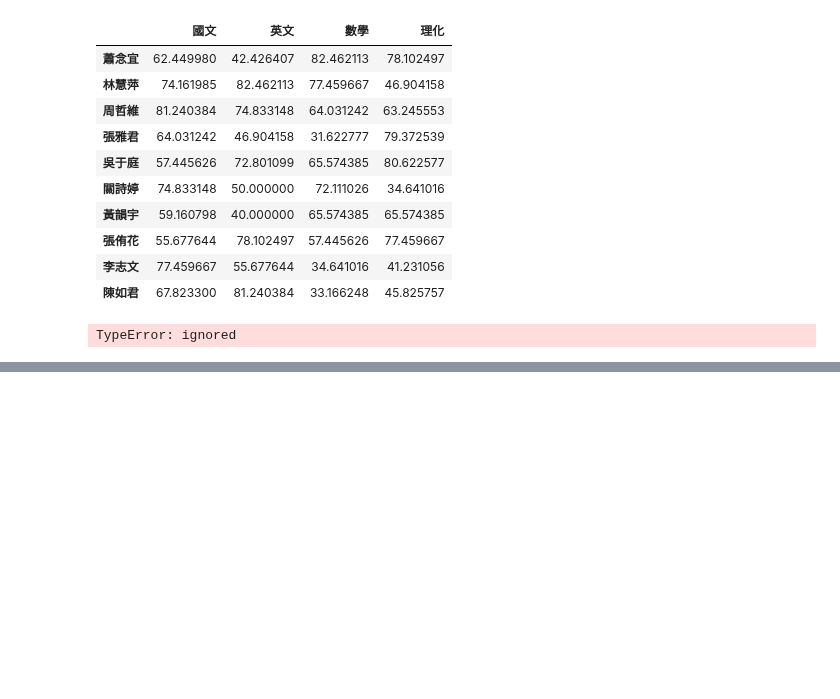
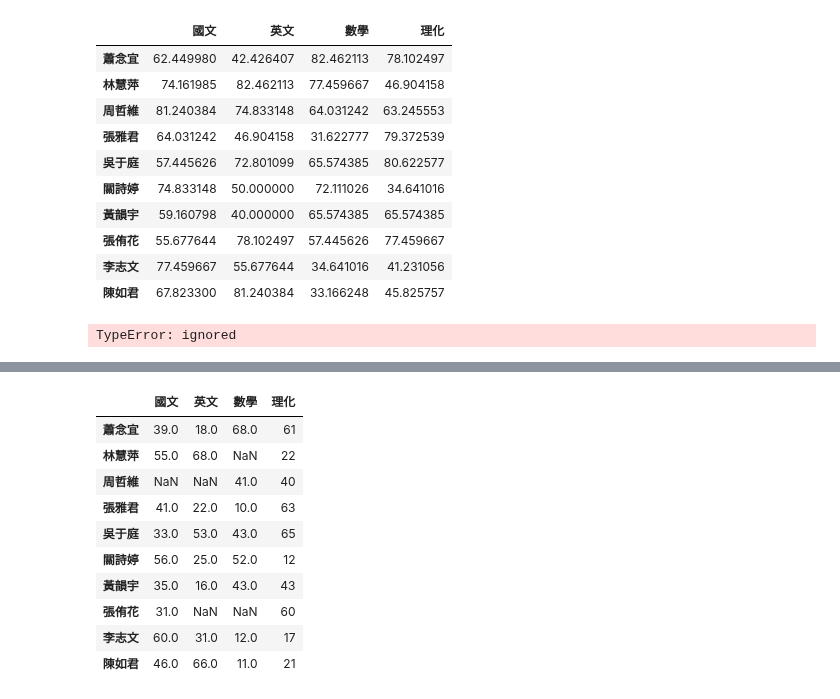
Before and after one commit to vcdemy/20230613, a Jupyter notebook: 20230801筆記.ipynb, the cells around one changed output, grey strips where cells are left out. Saved outputs shown, nothing was run; the diff lists cells and outputs as text; code cells hidden in the pictures; blank space fills up the shorter version.

```diff
--- a/20230801筆記.ipynb
+++ b/20230801筆記.ipynb
@@ -539,0 +542,2 @@ TypeError: ignored
+# %%
+df1 = df.copy()
@@ -539,0 +560,19 @@ TypeError: ignored
+# %%
+for i in range(5):
+  x = random.randint(0, 9)
+  y = random.randint(0, 3)
+  df1.iloc[x, y] = np.nan
+# %%
+df1
+# %% [output]
+|  | 國文 | 英文 | 數學 | 理化 |
+| 蕭念宜 | 39.0 | 18.0 | 68.0 | 61 |
+| 林慧萍 | 55.0 | 68.0 | NaN | 22 |
+| 周哲維 | NaN | NaN | 41.0 | 40 |
+| 張雅君 | 41.0 | 22.0 | 10.0 | 63 |
+| 吳于庭 | 33.0 | 53.0 | 43.0 | 65 |
+| 關詩婷 | 56.0 | 25.0 | 52.0 | 12 |
+| 黃韻宇 | 35.0 | 16.0 | 43.0 | 43 |
+| 張侑花 | 31.0 | NaN | NaN | 60 |
+| 李志文 | 60.0 | 31.0 | 12.0 | 17 |
+| 陳如君 | 46.0 | 66.0 | 11.0 | 21 |
```
Also changed, not shown: parts of 4 cells of this notebook.
